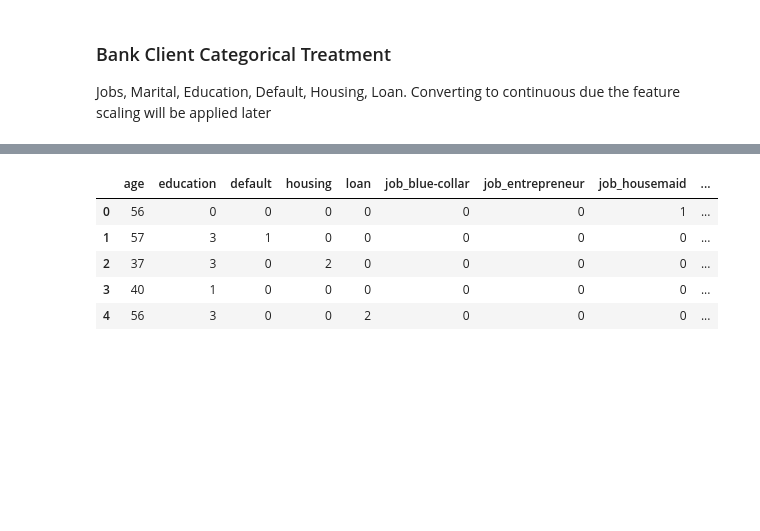
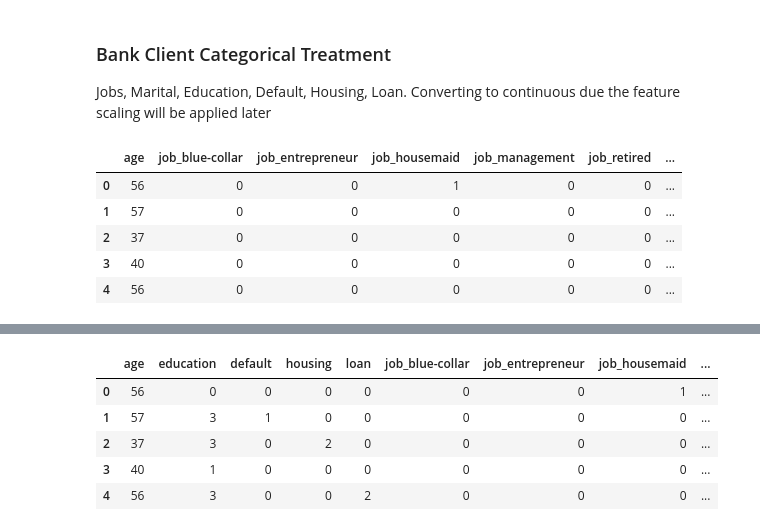
Before and after one commit to kanchanrenu/Bank_propensity_model, a Jupyter notebook: Bank-marketing-Kanchan.ipynb, the cells around one changed output, grey strips where cells are left out. Cells and saved outputs as stored; diff of their text form; code cells hidden in the pictures; blank space fills up the shorter version.

```diff
--- a/Bank-marketing-Kanchan.ipynb
+++ b/Bank-marketing-Kanchan.ipynb
@@ -342,4 +342,4 @@ bank_client = pd.get_dummies(data = bank_client, prefix = ['job'] , columns = ['
 # %%
 bank_client = pd.get_dummies(data = bank_client, prefix = ['marital'] , columns = ['marital'] , drop_first = True)
 # %%
-#bank_client = pd.get_dummies(data = bank_client, prefix = ['default'] , columns = ['default'] , drop_first = True)
+bank_client = pd.get_dummies(data = bank_client, prefix = ['default'] , columns = ['default'] , drop_first = True)
@@ -345,0 +352,9 @@ bank_client = pd.get_dummies(data = bank_client, prefix = ['marital'] , columns
+# %%
+bank_client.head()
+# %% [output]
+|  | age | job_blue-collar | job_entrepreneur | job_housemaid | job_management | job_retired | ... |
+| 0 | 56 | 0 | 0 | 1 | 0 | 0 | ... |
+| 1 | 57 | 0 | 0 | 0 | 0 | 0 | ... |
+| 2 | 37 | 0 | 0 | 0 | 0 | 0 | ... |
+| 3 | 40 | 0 | 0 | 0 | 0 | 0 | ... |
+| 4 | 56 | 0 | 0 | 0 | 0 | 0 | ... |
```
Also changed, not shown: parts of 16 cells of this notebook, 1 other file.
